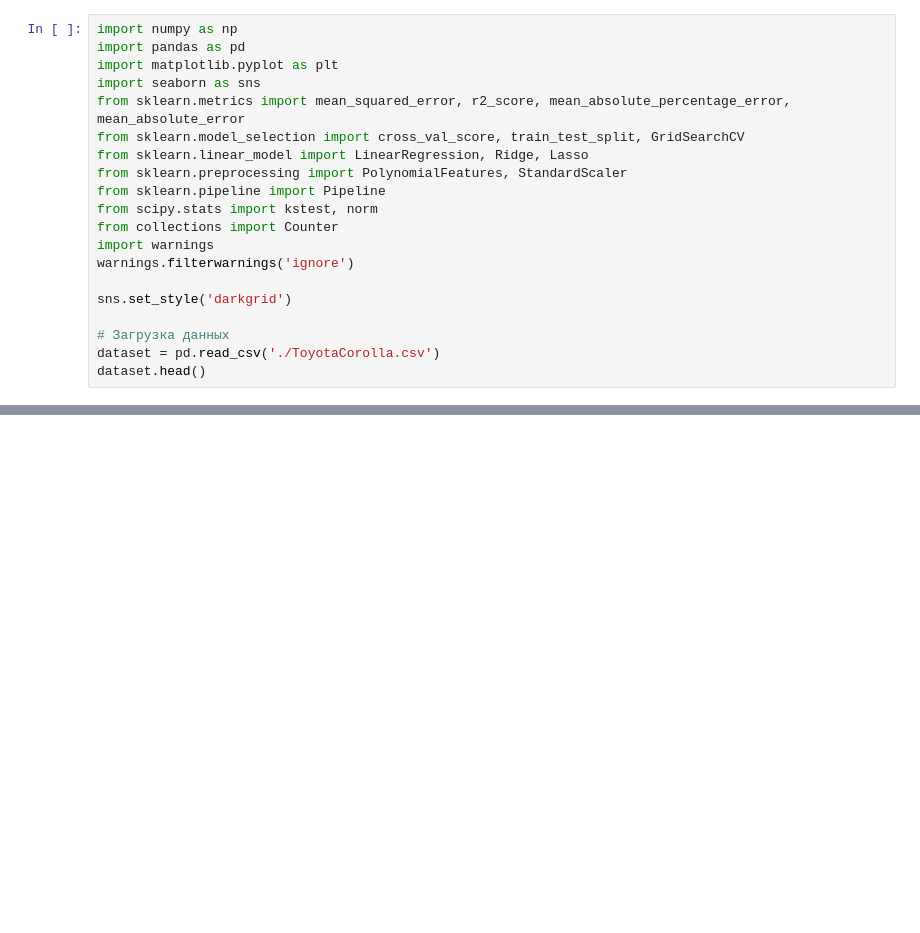
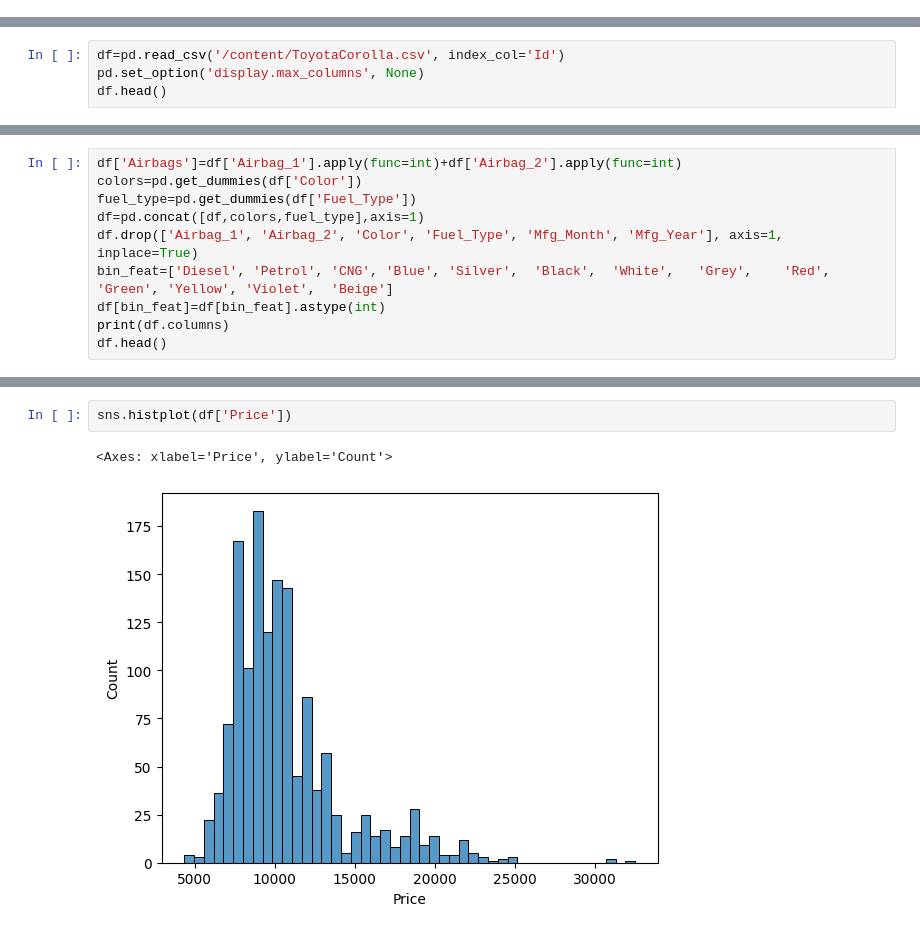
Before and after one commit to ivan-zhdan/ml_hw_famcs, a Jupyter notebook: linear_regression.ipynb, the cells around one changed output, grey strips where cells are left out. Saved outputs shown, nothing was run; the diff lists cells and outputs as text; blank space fills up the shorter version.

```diff
--- a/linear_regression.ipynb
+++ b/linear_regression.ipynb
@@ -17,20 +0,0 @@
-# %%
-import numpy as np
-import pandas as pd
-import matplotlib.pyplot as plt
-import seaborn as sns
-from sklearn.metrics import mean_squared_error, r2_score, mean_absolute_percentage_error, mean_absolute_error
-from sklearn.model_selection import cross_val_score, train_test_split, GridSearchCV
-from sklearn.linear_model import LinearRegression, Ridge, Lasso
-from sklearn.preprocessing import PolynomialFeatures, StandardScaler
-from sklearn.pipeline import Pipeline
-from scipy.stats import kstest, norm
-from collections import Counter
-import warnings
-warnings.filterwarnings('ignore')
-
-sns.set_style('darkgrid')
-
-# Загрузка данных
-dataset = pd.read_csv('./ToyotaCorolla.csv')
-dataset.head()
@@ -510,0 +5,4 @@ plt.show()
+# %%
+df=pd.read_csv('/content/ToyotaCorolla.csv', index_col='Id')
+pd.set_option('display.max_columns', None)
+df.head()
@@ -510,0 +80,10 @@ plt.show()
+# %%
+df['Airbags']=df['Airbag_1'].apply(func=int)+df['Airbag_2'].apply(func=int)
+colors=pd.get_dummies(df['Color'])
+fuel_type=pd.get_dummies(df['Fuel_Type'])
+df=pd.concat([df,colors,fuel_type],axis=1)
+df.drop(['Airbag_1', 'Airbag_2', 'Color', 'Fuel_Type', 'Mfg_Month', 'Mfg_Year'], axis=1, inplace=True)
+bin_feat=['Diesel', 'Petrol', 'CNG', 'Blue', 'Silver',  'Black',  'White',   'Grey',    'Red',  'Green', 'Yellow', 'Violet',  'Beige']
+df[bin_feat]=df[bin_feat].astype(int)
+print(df.columns)
+df.head()
@@ -510,0 +129,5 @@ plt.show()
+# %%
+sns.histplot(df['Price'])
+# %% [output]
+<Axes: xlabel='Price', ylabel='Count'>
+[figure, added]
```
Also changed, not shown: parts of 55 cells of this notebook, 2 other files.
